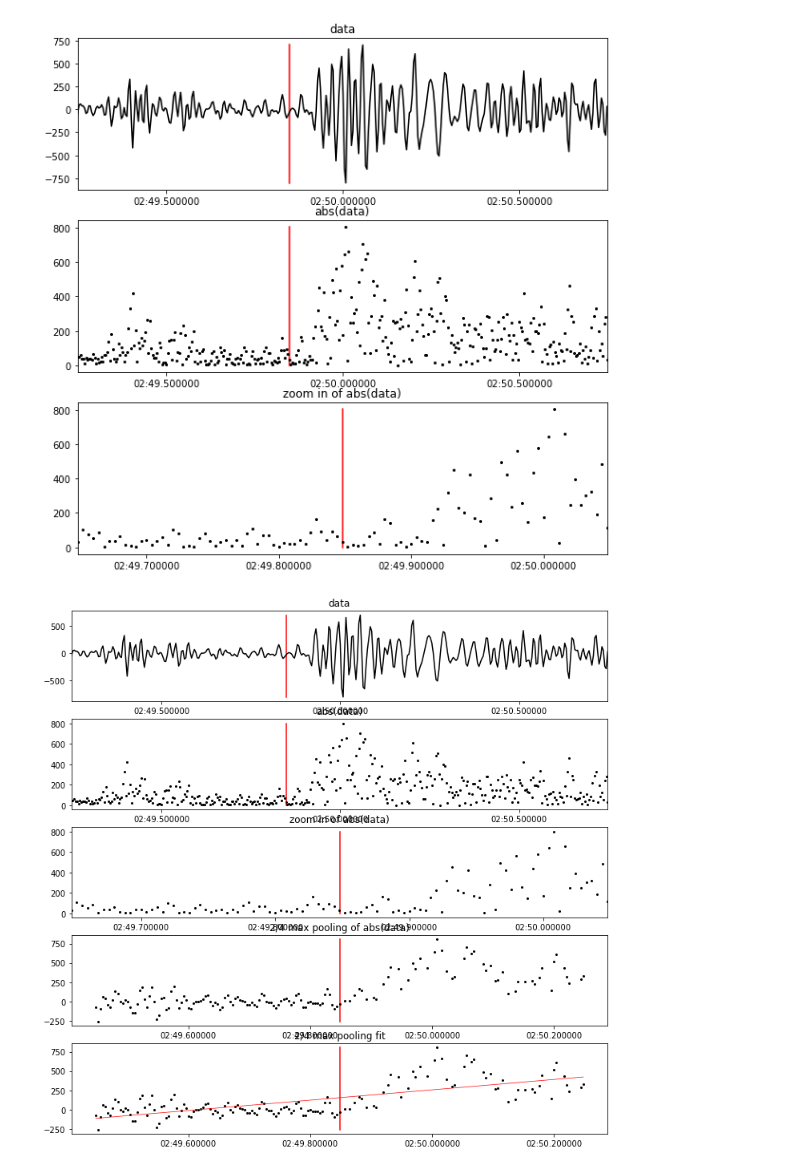
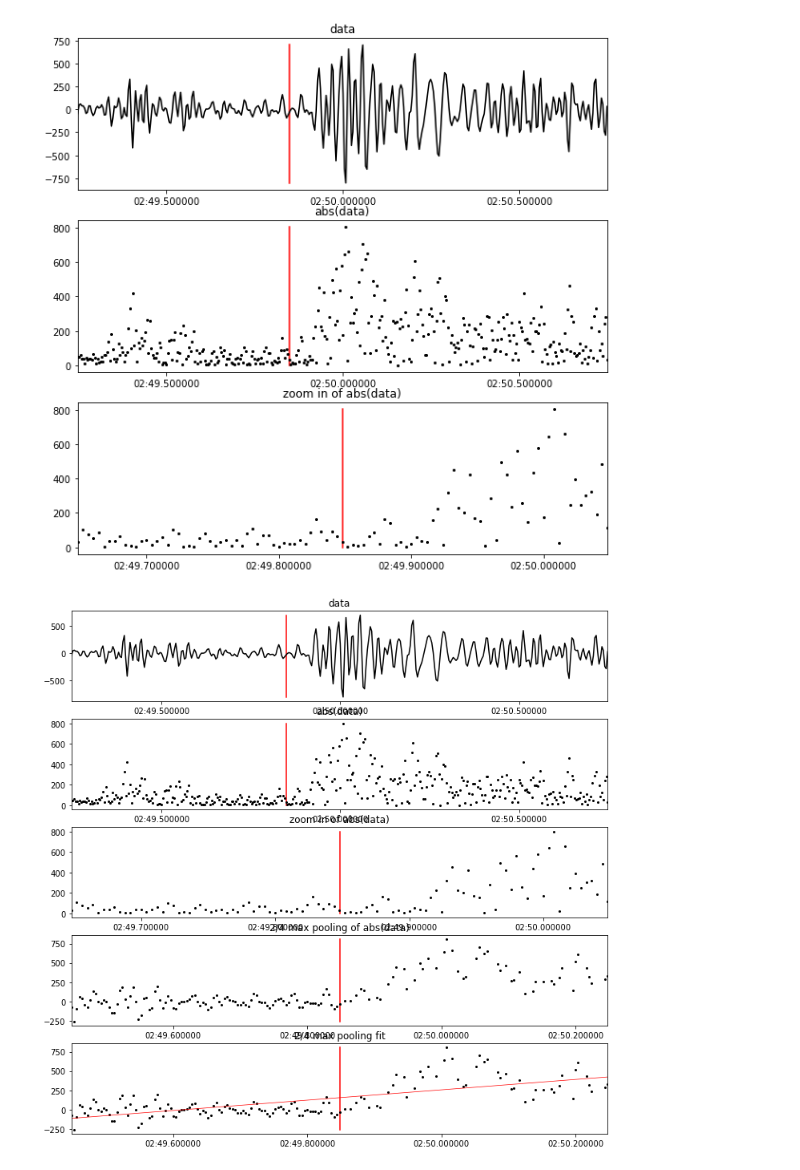
Before and after one commit to tjnewton/sigpig, a Jupyter notebook: examples/explore_Trace.ipynb, the cells around one changed output. Drawn from its saved outputs; the diff is of its cells as text; code cells hidden in the pictures.

Commit message:
change plotting limits

```diff
--- a/examples/explore_Trace.ipynb
+++ b/examples/explore_Trace.ipynb
@@ -234,37 +234,38 @@ ax[3].plot_date([pick_time, pick_time], [max_pool_amplitude.min(), max_pool_ampl
 # plot max_pool transformed data
 ax[3].plot_date(max_pool_times, max_pool_amplitude, fmt="ko", markersize=2)
 ax[3].set_title("2/4 max pooling of abs(data)")
+ax[3].set_xlim([(pick_time_DT - 0.2).matplotlib_date, (pick_time_DT + 0.2).matplotlib_date])
 
 # plot the pick time
 ax[4].plot_date([pick_time, pick_time], [max_pool_amplitude.min(), max_pool_amplitude.max()], fmt="r-", markersize=1)
 # plot max_pool transformed data
 ax[4].plot_date(max_pool_times, max_pool_amplitude, fmt="ko", markersize=2)
 # generate a fit to the max_pool amplitude data
 
 
 # FIXME:
 # FIXME:
 # FIXME:
 # FIXME:
 # FIXME:
 # FIXME:
 # FIXME:
 
 # what in the world is going on here? fit is always a straight line
 test_times = [max_pool_times[0], max_pool_times[-1]]
 test_amplitude = [-250, 750]
 # FIXME: why does this return a line despite polynomial degree?
 # p = np.poly1d(np.polyfit(test_times, test_amplitude, 4))
 p = np.poly1d(np.polyfit(max_pool_times, max_pool_amplitude, 4))
 t = np.linspace(max_pool_times[0], max_pool_times[-1], num=1000, endpoint=True)
 ax[4].plot_date(t, p(t), fmt="r-", linewidth=0.7)
 # sex x_lim to + and - 0.2 seconds surrounding pick time
-# ax[4].set_xlim([(pick_time_DT - 0.2).matplotlib_date, (pick_time_DT + 0.2).matplotlib_date])
+ax[4].set_xlim([(pick_time_DT - 0.2).matplotlib_date, (pick_time_DT + 0.2).matplotlib_date])
 ax[4].set_title("2/4 max pooling fit")
 
 plt.show()
 # %% [output]
-[figure, old version]
+[figure, new version]
 # %%
 max_indices = np.nanmax(temp_data)
 print(max_indices)
```
